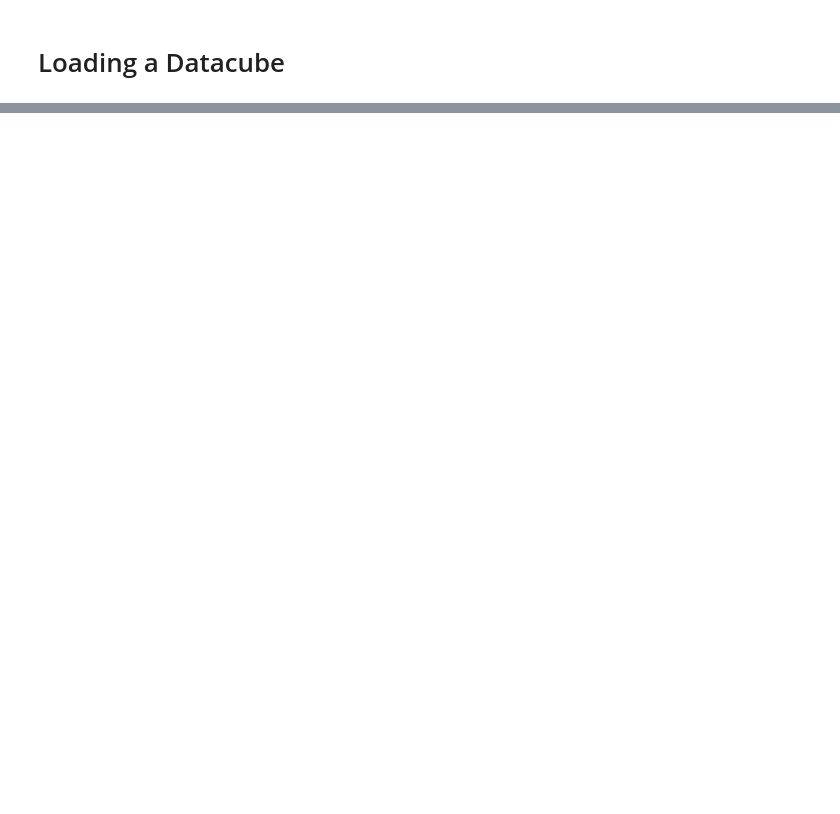
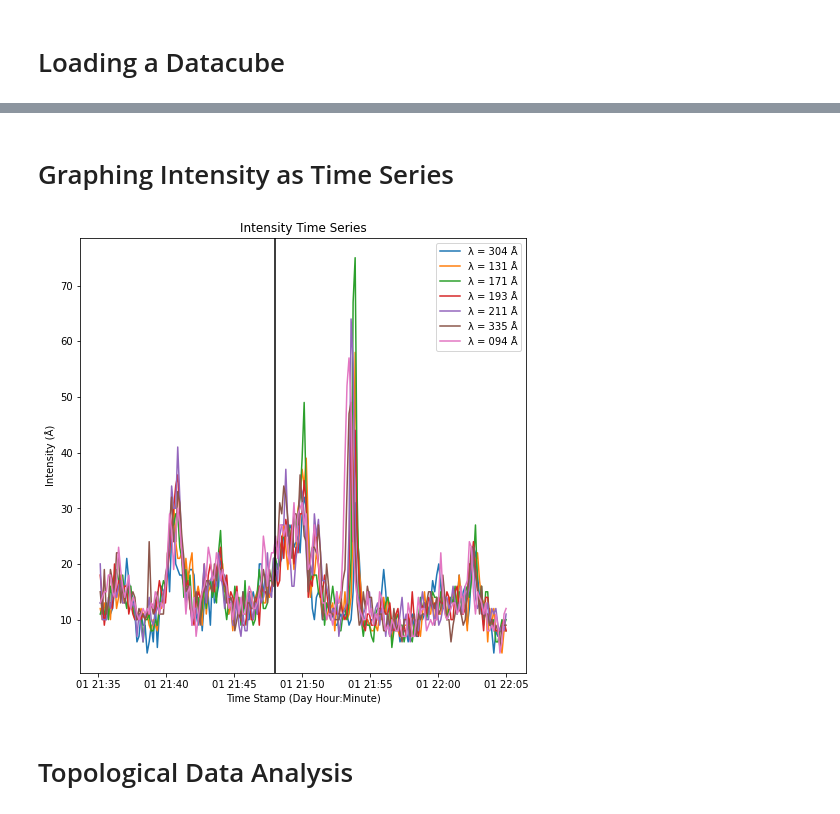
Before and after one commit to hharner/SolarFlareResearch, a Jupyter notebook: Flare TDA.ipynb, the cells around one changed output, grey strips where cells are left out. Drawn from its saved outputs; the diff is of its cells as text; code cells hidden in the pictures; blank space fills up the shorter version.

```diff
--- a/Flare TDA.ipynb
+++ b/Flare TDA.ipynb
@@ -381,0 +80,10 @@ new_data[:,0,0,0]
+# %%
+#Function to load the datacube
+def load_datacube(filename):
+    return astropy.io.fits.getdata(filename)
+
+#Loading datacube from specific file
+data = load_datacube('C:/Users/hharn/Desktop/PHYS 299/TDA Datacubes/datacubes/' + filename)
+
+#The array data is organized by [t,λ,x,y]
+print(data[:,0,0,0])
@@ -381,0 +100,33 @@ new_data[:,0,0,0]
+# %% [markdown]
+# Graphing Intensity as Time Series
+# %%
+import matplotlib.pyplot as plt
+
+#Creating list for time and wavelength
+t = []
+i = flarestart
+for k in range(0,len(data[:,0,0,0])):
+    i = i + duration/len(data[:,0,0,0])
+    t.append(i)
+
+wavelengths = ['304 Å', '131 Å', '171 Å', '193 Å', '211 Å', '335 Å', '094 Å']
+
+#This plots all 7 graphs at once, without labels to distinguish them yet
+for z in range(0,7):
+    name = 'λ = ' + wavelengths[z]
+    plt.plot(t,data[:,z,0,0], label = name)
+    plt.legend()
+    plt.title('Intensity Time Series for Flare Event')
+
+#This plots just one wavelength
+#plt.plot(t,data[:,0,0,0])
+
+plt.axvline(x = flarepeak, color = 'black')
+plt.xlabel('Time Stamp (Day Hour:Minute)')
+plt.ylabel('Intensity (Å)')
+plt.title('Intensity Time Series')
+plt.show()
+# %% [output]
+[figure, added]
+# %% [markdown]
+# Topological Data Analysis
```
Also changed, not shown: parts of 34 cells of this notebook.
